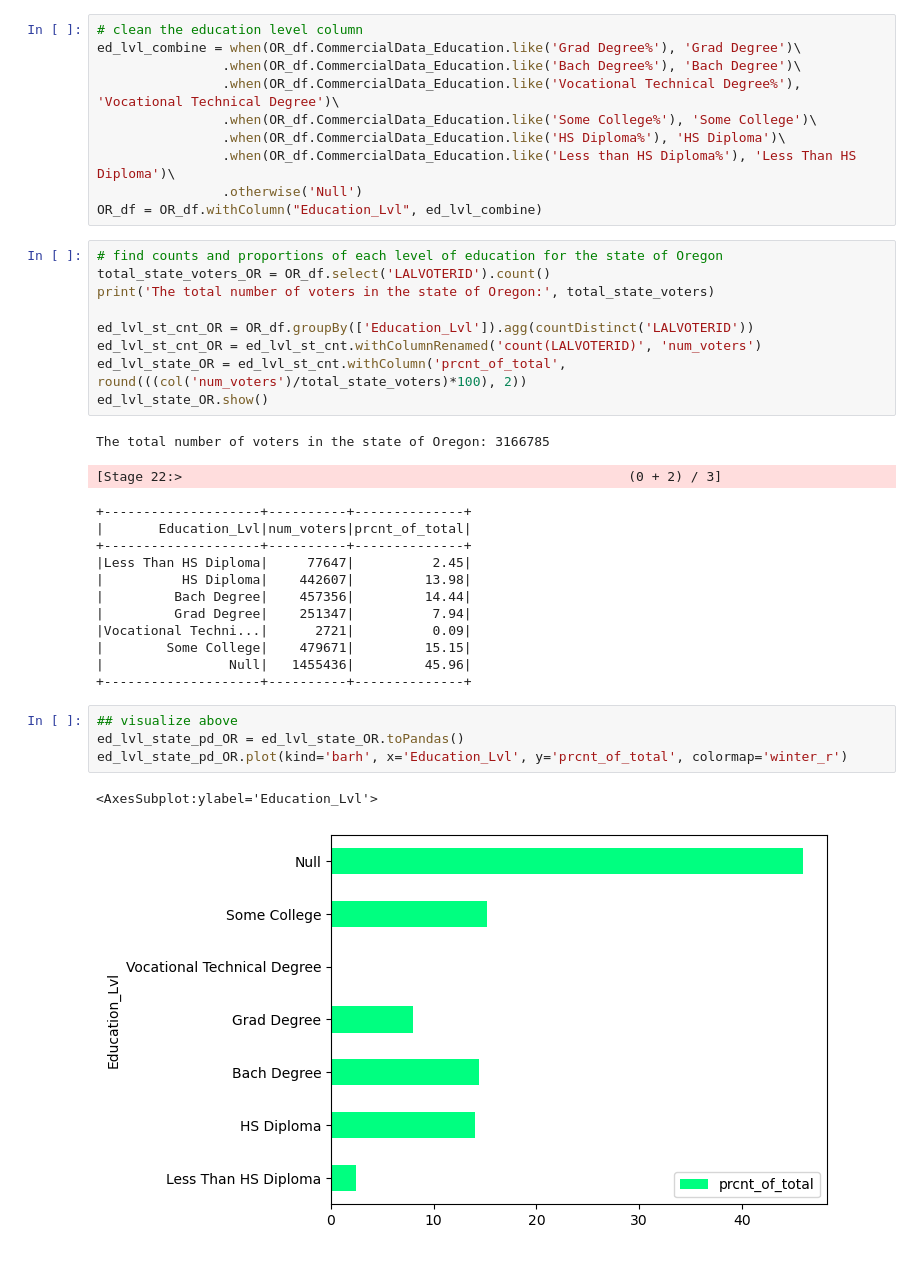
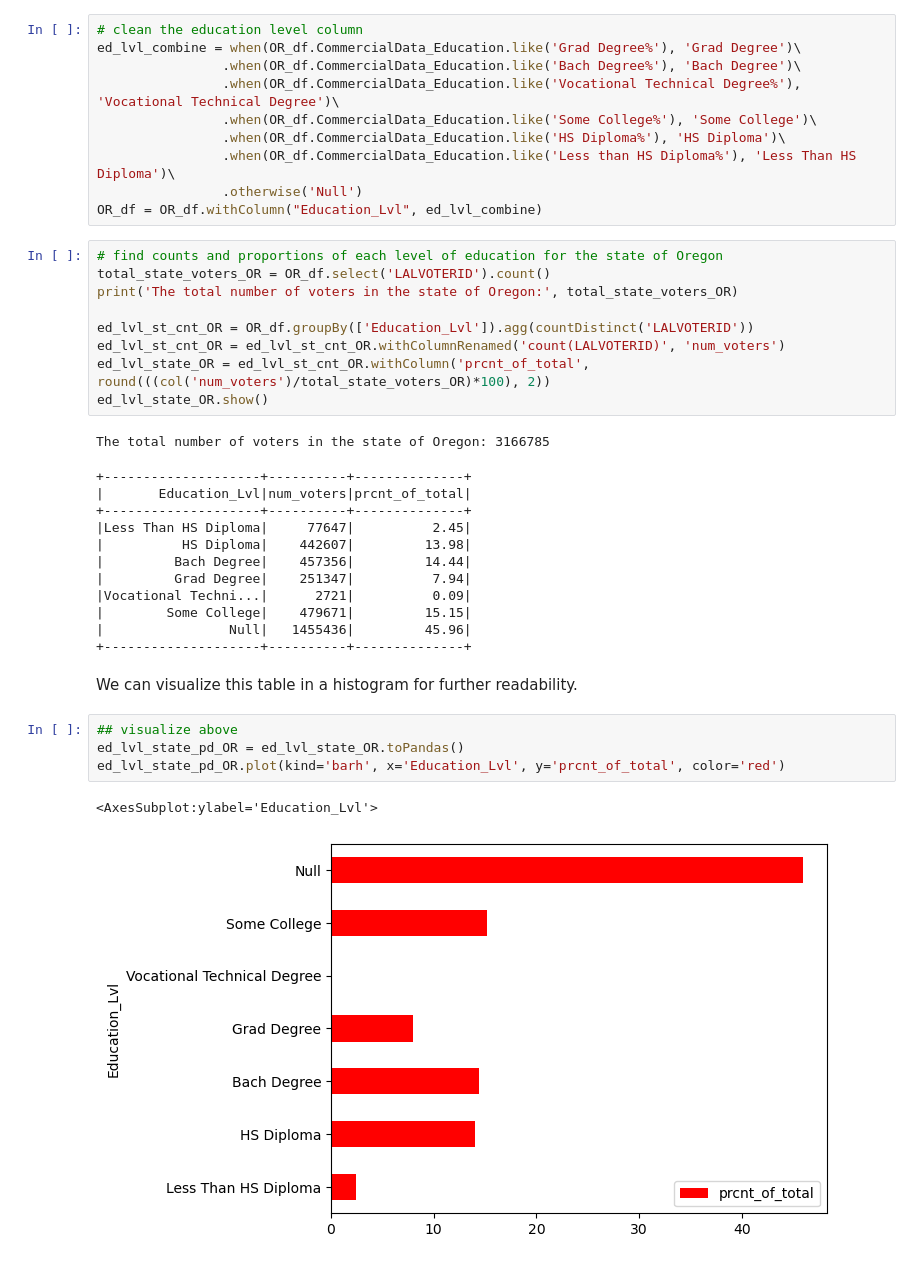
Before and after one commit to Adam-A-UCSB/PSTAT-135-Group-Project, a Jupyter notebook: notebooks_jupyter_Oregon-EDA.ipynb, the cells around one changed output. Saved outputs shown, nothing was run; the diff lists cells and outputs as text.

Commit message:
FINAL Oregon EDA

```diff
--- a/notebooks_jupyter_Oregon-EDA.ipynb
+++ b/notebooks_jupyter_Oregon-EDA.ipynb
@@ -371,30 +383,31 @@ OR_df = OR_df.withColumn("Education_Lvl", ed_lvl_combine)
 # %%
 # find counts and proportions of each level of education for the state of Oregon
 total_state_voters_OR = OR_df.select('LALVOTERID').count()
-print('The total number of voters in the state of Oregon:', total_state_voters)
+print('The total number of voters in the state of Oregon:', total_state_voters_OR)
 
 ed_lvl_st_cnt_OR = OR_df.groupBy(['Education_Lvl']).agg(countDistinct('LALVOTERID'))
-ed_lvl_st_cnt_OR = ed_lvl_st_cnt.withColumnRenamed('count(LALVOTERID)', 'num_voters')
-ed_lvl_state_OR = ed_lvl_st_cnt.withColumn('prcnt_of_total', round(((col('num_voters')/total_state_voters)*100), 2))
+ed_lvl_st_cnt_OR = ed_lvl_st_cnt_OR.withColumnRenamed('count(LALVOTERID)', 'num_voters')
+ed_lvl_state_OR = ed_lvl_st_cnt_OR.withColumn('prcnt_of_total', round(((col('num_voters')/total_state_voters_OR)*100), 2))
 ed_lvl_state_OR.show()
 # %% [output]
 The total number of voters in the state of Oregon: 3166785
-[Stage 22:>                                                         (0 + 2) / 3]
++--------------------+----------+--------------+
+|       Education_Lvl|num_voters|prcnt_of_total|
++--------------------+----------+--------------+
+|Less Than HS Diploma|     77647|          2.45|
+|          HS Diploma|    442607|         13.98|
+|         Bach Degree|    457356|         14.44|
+|         Grad Degree|    251347|          7.94|
+|Vocational Techni...|      2721|          0.09|
+|        Some College|    479671|         15.15|
+|                Null|   1455436|         45.96|
++--------------------+----------+--------------+
-+--------------------+----------+--------------+
-|       Education_Lvl|num_voters|prcnt_of_total|
-+--------------------+----------+--------------+
-|Less Than HS Diploma|     77647|          2.45|
-|          HS Diploma|    442607|         13.98|
-|         Bach Degree|    457356|         14.44|
-|         Grad Degree|    251347|          7.94|
-|Vocational Techni...|      2721|          0.09|
-|        Some College|    479671|         15.15|
-|                Null|   1455436|         45.96|
-+--------------------+----------+--------------+
+# %% [markdown]
+We can visualize this table in a histogram for further readability.
 # %%
 ## visualize above
 ed_lvl_state_pd_OR = ed_lvl_state_OR.toPandas()
-ed_lvl_state_pd_OR.plot(kind='barh', x='Education_Lvl', y='prcnt_of_total', colormap='winter_r')
+ed_lvl_state_pd_OR.plot(kind='barh', x='Education_Lvl', y='prcnt_of_total', color='red')
 # %% [output]
 <AxesSubplot:ylabel='Education_Lvl'>
-[figure, old version]
+[figure, new version]
```
Also changed, not shown: parts of 62 cells of this notebook.
